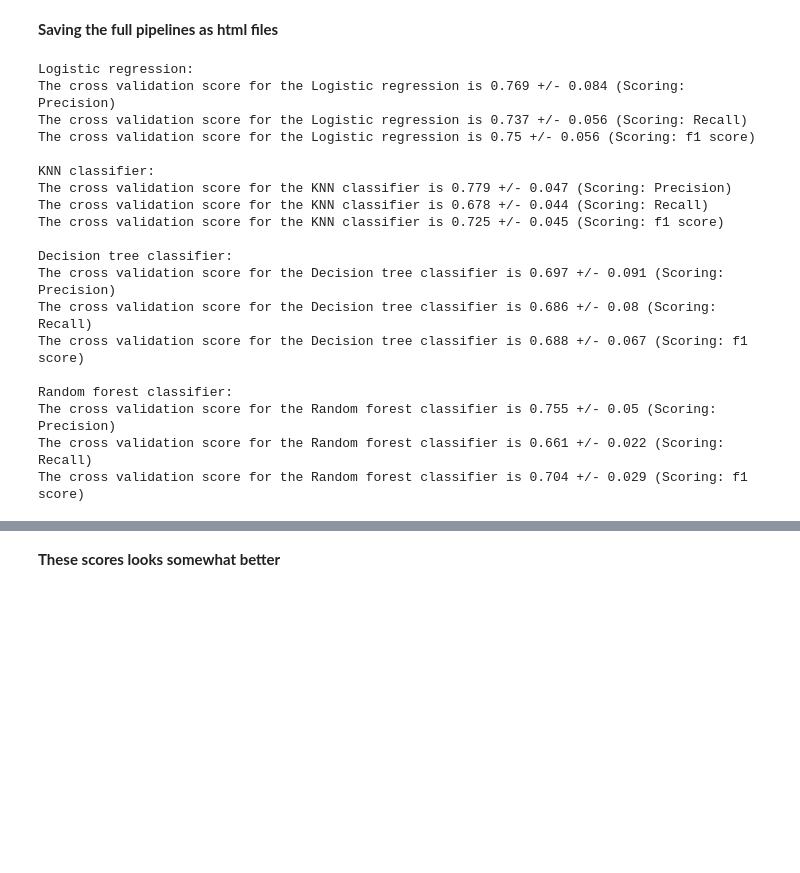
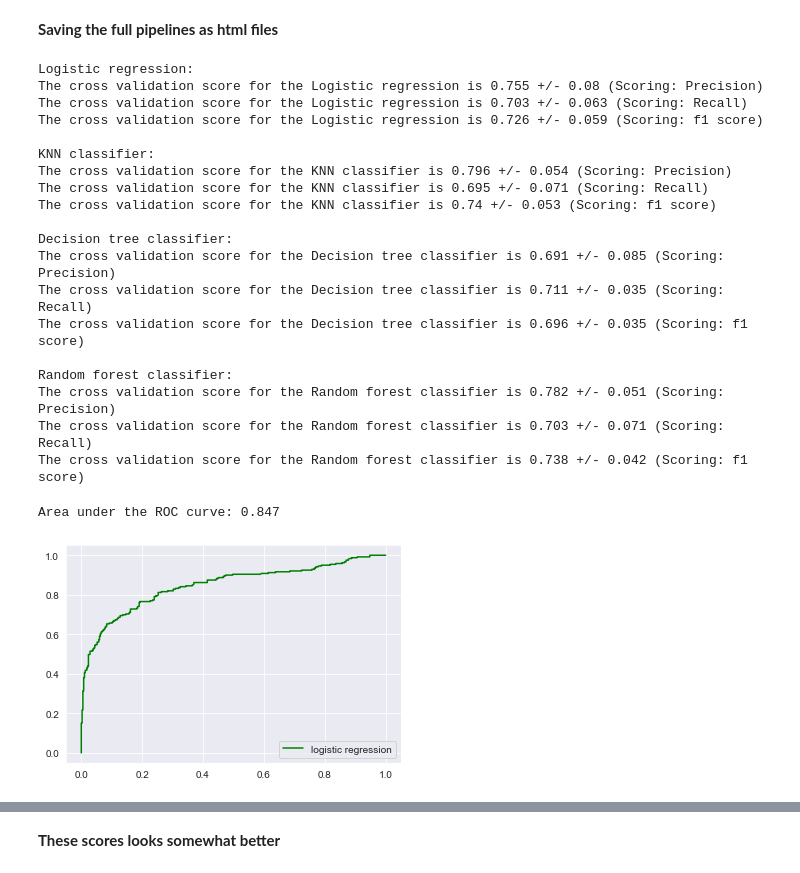
Before and after one commit to shivamshinde123/titanic-survival-prediction-model, a Jupyter notebook: titanic_dataset_model1.ipynb, the cells around one changed output, grey strips where cells are left out. Drawn from its saved outputs; the diff is of its cells as text; code cells hidden in the pictures; blank space fills up the shorter version.

```diff
--- a/titanic_dataset_model1.ipynb
+++ b/titanic_dataset_model1.ipynb
@@ -721,8 +746,8 @@ with open('created_files/full_pipeline3.html', 'w',encoding="utf-8") as f:
 with open('created_files/full_pipeline4.html', 'w',encoding="utf-8") as f:
     f.write(estimator_html_repr(full_pipeline4))
 # %%
-## again performing cross validation score
-skf = StratifiedKFold(n_splits=5,random_state=5462,shuffle=True)
+from sklearn.model_selection import cross_val_score
+kf = StratifiedKFold(n_splits=5,random_state=1047,shuffle=True)
 
 for i in range(len(algos)):
     print(f"{algos[i]}:")
@@ -731,21 +756,41 @@ for i in range(len(algos)):
     print(f"The cross validation score for the {algos[i]} is {np.round(cross_val_score(pipelines[i],X_train,y_train,cv=skf,scoring='f1').mean(),3)} +/- {np.round(cross_val_score(pipelines[i],X_train,y_train,cv=skf,scoring='f1').std(),3)} (Scoring: f1 score)\n")
 # %% [output]
 Logistic regression:
-The cross validation score for the Logistic regression is 0.769 +/- 0.084 (Scoring: Precision)
-The cross validation score for the Logistic regression is 0.737 +/- 0.056 (Scoring: Recall)
-The cross validation score for the Logistic regression is 0.75 +/- 0.056 (Scoring: f1 score)
+The cross validation score for the Logistic regression is 0.755 +/- 0.08 (Scoring: Precision)
+The cross validation score for the Logistic regression is 0.703 +/- 0.063 (Scoring: Recall)
+The cross validation score for the Logistic regression is 0.726 +/- 0.059 (Scoring: f1 score)
 
 KNN classifier:
-The cross validation score for the KNN classifier is 0.779 +/- 0.047 (Scoring: Precision)
-The cross validation score for the KNN classifier is 0.678 +/- 0.044 (Scoring: Recall)
-The cross validation score for the KNN classifier is 0.725 +/- 0.045 (Scoring: f1 score)
+The cross validation score for the KNN classifier is 0.796 +/- 0.054 (Scoring: Precision)
+The cross validation score for the KNN classifier is 0.695 +/- 0.071 (Scoring: Recall)
+The cross validation score for the KNN classifier is 0.74 +/- 0.053 (Scoring: f1 score)
 
 Decision tree classifier:
-The cross validation score for the Decision tree classifier is 0.697 +/- 0.091 (Scoring: Precision)
-The cross validation score for the Decision tree classifier is 0.686 +/- 0.08 (Scoring: Recall)
-The cross validation score for the Decision tree classifier is 0.688 +/- 0.067 (Scoring: f1 score)
+The cross validation score for the Decision tree classifier is 0.691 +/- 0.085 (Scoring: Precision)
+The cross validation score for the Decision tree classifier is 0.711 +/- 0.035 (Scoring: Recall)
+The cross validation score for the Decision tree classifier is 0.696 +/- 0.035 (Scoring: f1 score)
 
 Random forest classifier:
-The cross validation score for the Random forest classifier is 0.755 +/- 0.05 (Scoring: Precision)
-The cross validation score for the Random forest classifier is 0.661 +/- 0.022 (Scoring: Recall)
-The cross validation score for the Random forest classifier is 0.704 +/- 0.029 (Scoring: f1 score)
+The cross validation score for the Random forest classifier is 0.782 +/- 0.051 (Scoring: Precision)
+The cross validation score for the Random forest classifier is 0.703 +/- 0.071 (Scoring: Recall)
+The cross validation score for the Random forest classifier is 0.738 +/- 0.042 (Scoring: f1 score)
+# %%
+skf = StratifiedKFold(n_splits=5,random_state=1987,shuffle=True)
+
+lr_positive_scores = cross_val_predict(full_pipeline1,X_train,y_train,cv=skf,method='predict_proba')[:,1]
+knn_positive_scores = cross_val_predict(full_pipeline2,X_train,y_train,cv=skf,method='predict_proba')[:,1]
+dt_positive_scores = cross_val_predict(full_pipeline3,X_train,y_train,cv=skf,method='predict_proba')[:,1]
+rf_positive_scores = cross_val_predict(full_pipeline4,X_train,y_train,cv=skf,method='predict_proba')[:,1]
+# %%
+from sklearn.metrics import roc_curve, roc_auc_score
+
+fpr_lr, tpr_lr, threshold_lr = roc_curve(y_train,lr_positive_scores)
+fpr_knn, tpr_knn, threshold_knn = roc_curve(y_train,knn_positive_scores)
+fpr_dt, tpr_dt, threshold_dt = roc_curve(y_train,dt_positive_scores)
+fpr_rf, tpr_rf, threshold_rf = roc_curve(y_train,rf_positive_scores)
+# %%
+plot_roc_curve(fpr_lr,tpr_lr,'logistic regression')
+print(f"Area under the ROC curve: {np.round(roc_auc_score(y_train,lr_positive_scores),3)}")
+# %% [output]
+Area under the ROC curve: 0.847
+[figure, added]
```
Also changed, not shown: parts of 22 cells of this notebook, 5 other files.
